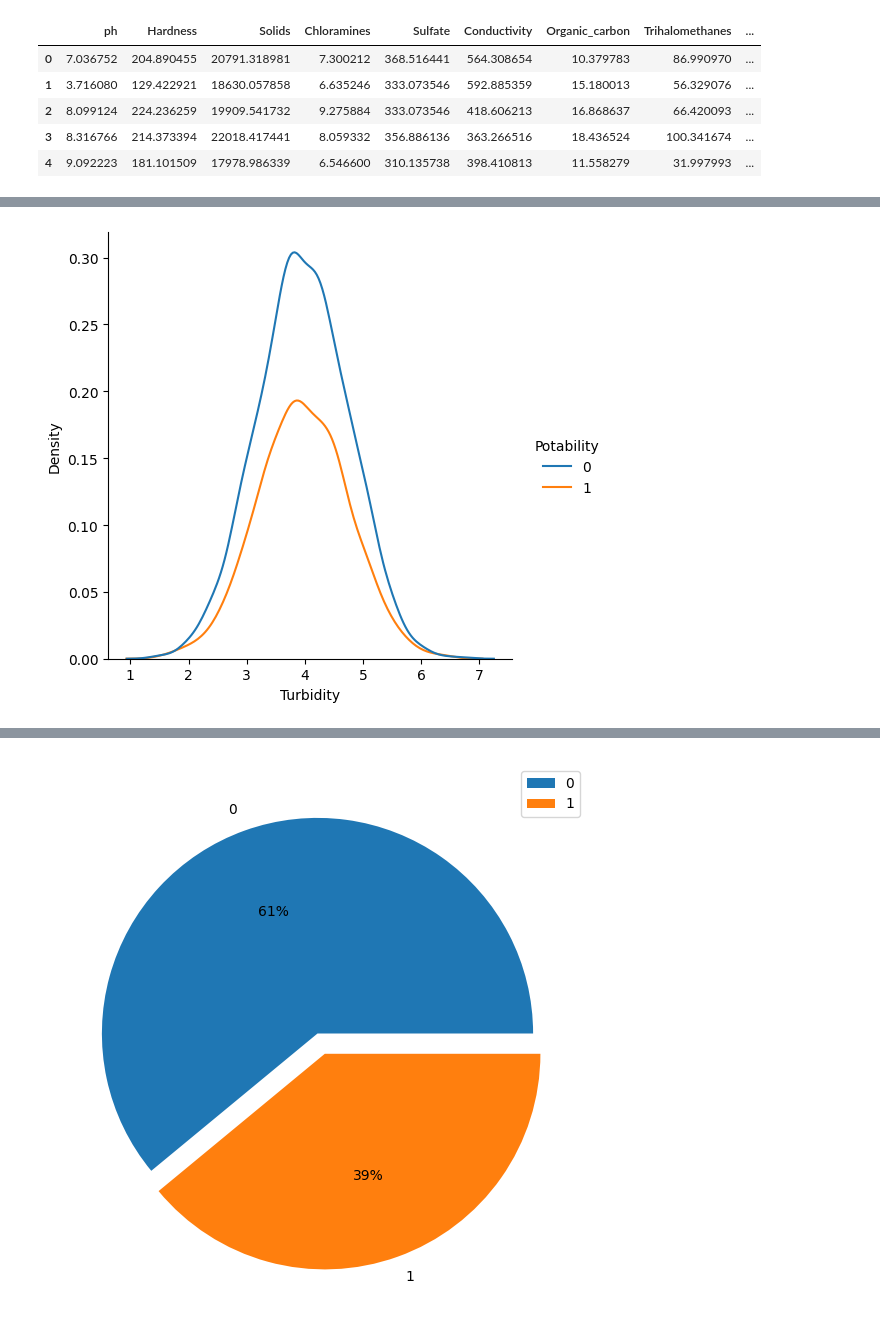
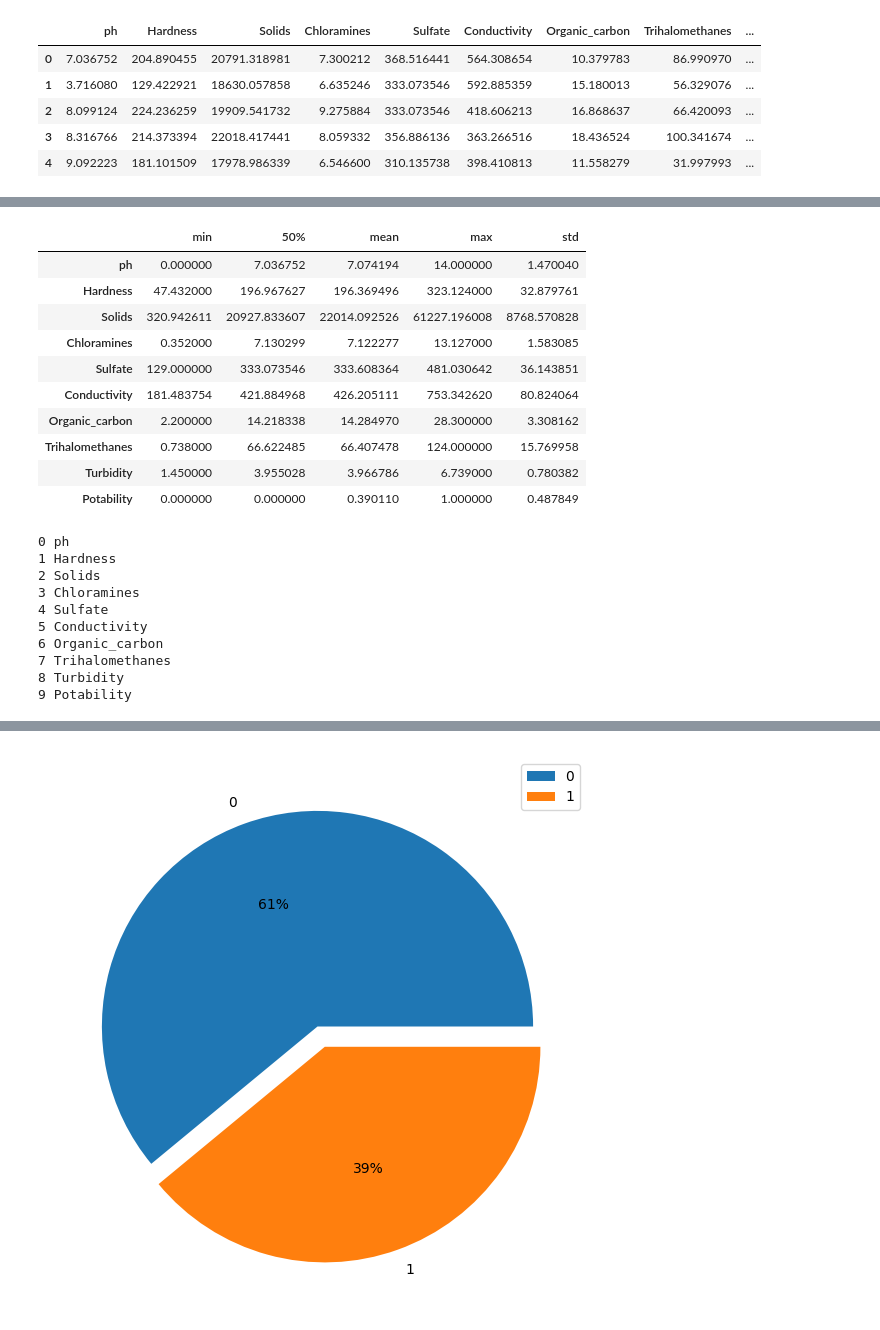
Before and after one commit to Diehgon/Curso-coderhouse-DS, a Jupyter notebook: 1° entrega.ipynb, the cells around one changed output, grey strips where cells are left out. Drawn from its saved outputs; the diff is of its cells as text; code cells hidden in the pictures.

```diff
--- a/1° entrega.ipynb
+++ b/1° entrega.ipynb
@@ -163,6 +143,29 @@ sns.barplot(y='Hardness',x='Conductivity',hue='Potability',data=df_n);
-# %%
-#en este grafico analizamos los valores de turbidez en funcion de la densidad que son 0 y 1 para potabilidad
-sns.displot(data=df, x='Turbidity', hue='Potability', kind="kde")
-plt.show()
-# %% [output]
-[figure, removed]
+# %%
+df.describe().loc[['min', '50%', 'mean', 'max', 'std']].T.style.background_gradient(axis=1)
+# %% [output]
+|  | min | 50% | mean | max | std |
+| ph | 0.000000 | 7.036752 | 7.074194 | 14.000000 | 1.470040 |
+| Hardness | 47.432000 | 196.967627 | 196.369496 | 323.124000 | 32.879761 |
+| Solids | 320.942611 | 20927.833607 | 22014.092526 | 61227.196008 | 8768.570828 |
+| Chloramines | 0.352000 | 7.130299 | 7.122277 | 13.127000 | 1.583085 |
+| Sulfate | 129.000000 | 333.073546 | 333.608364 | 481.030642 | 36.143851 |
+| Conductivity | 181.483754 | 421.884968 | 426.205111 | 753.342620 | 80.824064 |
+| Organic_carbon | 2.200000 | 14.218338 | 14.284970 | 28.300000 | 3.308162 |
+| Trihalomethanes | 0.738000 | 66.622485 | 66.407478 | 124.000000 | 15.769958 |
+| Turbidity | 1.450000 | 3.955028 | 3.966786 | 6.739000 | 0.780382 |
+| Potability | 0.000000 | 0.000000 | 0.390110 | 1.000000 | 0.487849 |
+# %%
+columns_name = df.columns
+for index, col_name in enumerate(columns_name):
+    print(index, col_name)
+# %% [output]
+0 ph
+1 Hardness
+2 Solids
+3 Chloramines
+4 Sulfate
+5 Conductivity
+6 Organic_carbon
+7 Trihalomethanes
+8 Turbidity
+9 Potability
```
Also changed, not shown: parts of 10 cells of this notebook.
